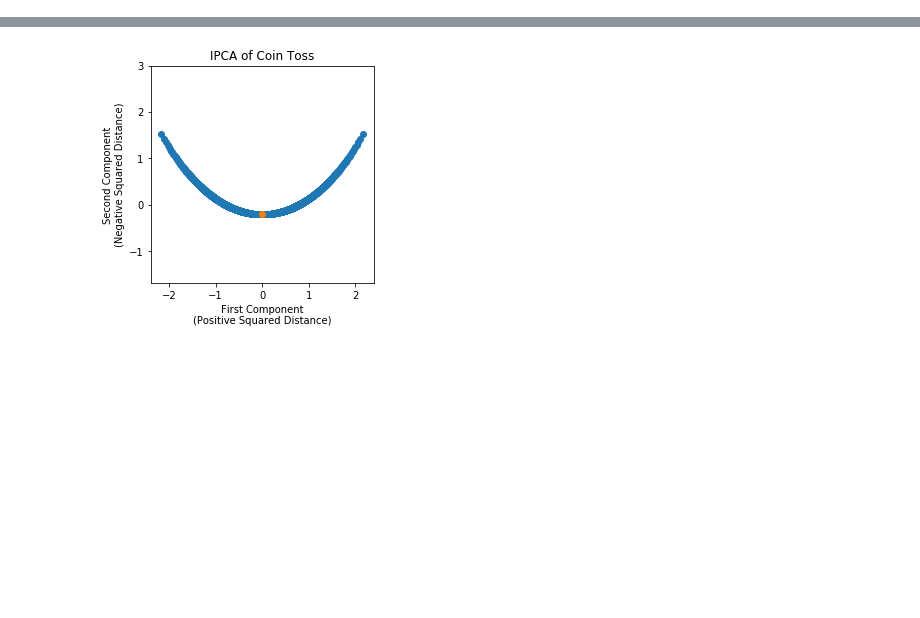
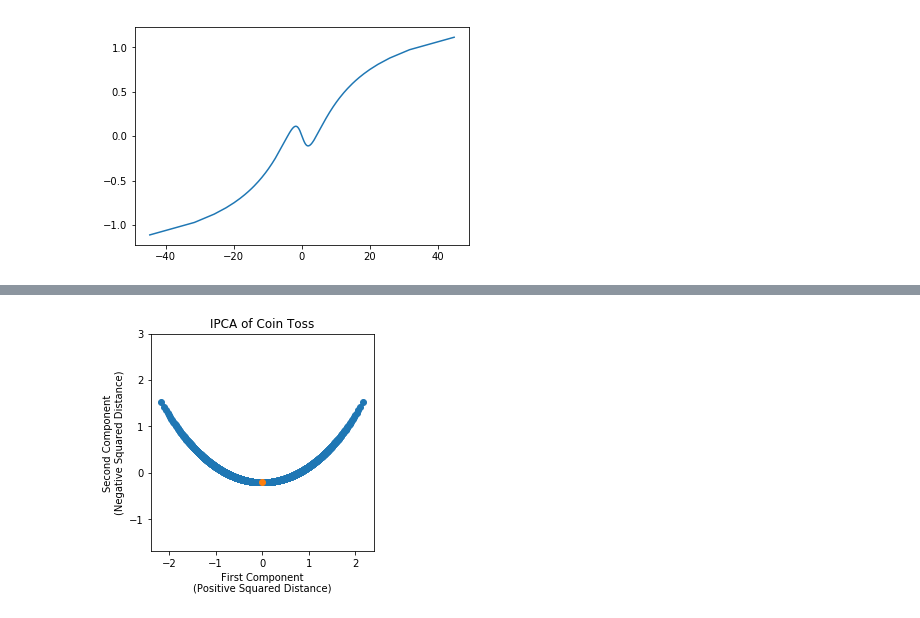
Before and after one commit to katnquinn/1Spin, a Jupyter notebook: Coin Toss-Copy1.ipynb, the cells around one changed output, grey strips where cells are left out. Cells and saved outputs as stored; diff of their text form; code cells hidden in the pictures; blank space fills up the shorter version.

```diff
--- a/Coin Toss-Copy1.ipynb
+++ b/Coin Toss-Copy1.ipynb
@@ -144,0 +165,5 @@ plt.show()
+# %%
+plt.plot([(1-2*p)/np.sqrt(p*(1-p)) for p in probs],proj[:,2])
+plt.show()
+# %% [output]
+[figure, added]
```
Also changed, not shown: parts of 7 cells of this notebook.
